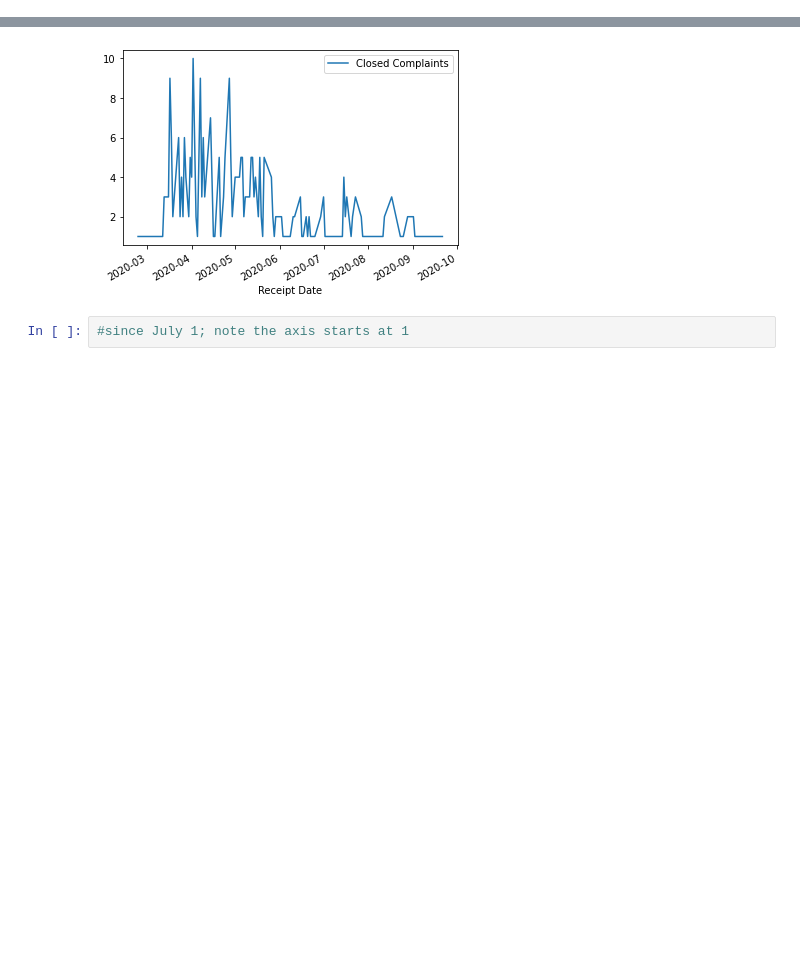
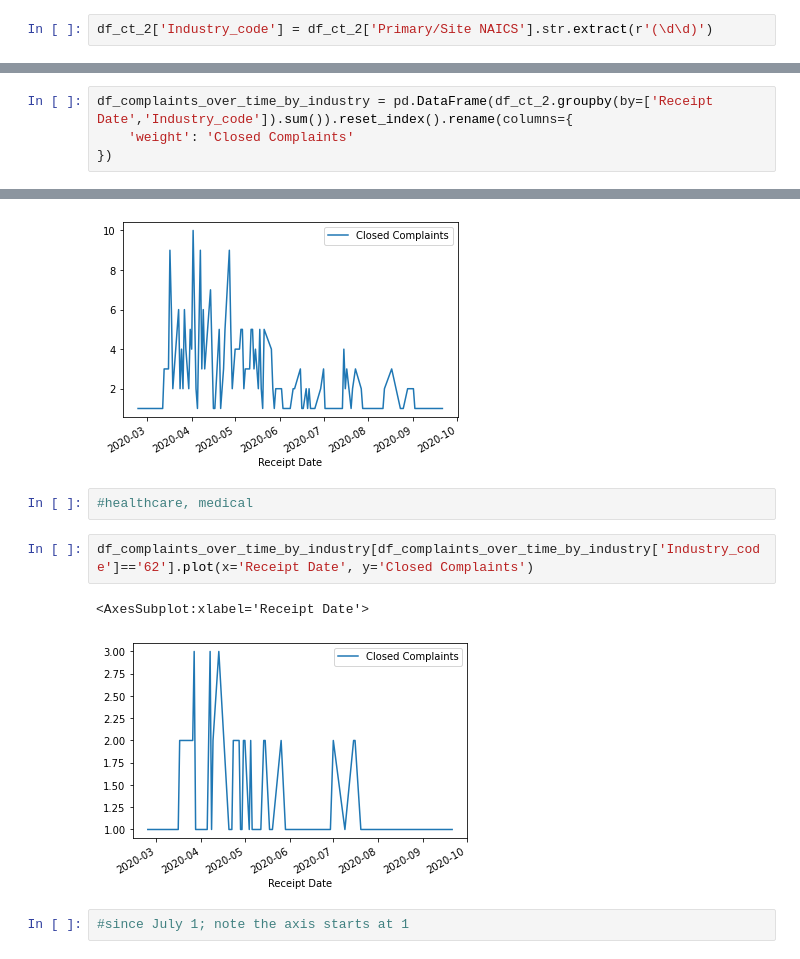
Before and after one commit to kpananjady/OSHA, a Jupyter notebook: OSHA preliminary analysis.ipynb, the cells around one changed output, grey strips where cells are left out. Cells and saved outputs as stored; diff of their text form; blank space fills up the shorter version.

```diff
--- a/OSHA preliminary analysis.ipynb
+++ b/OSHA preliminary analysis.ipynb
@@ -21,3 +21,5 @@ TOLLAND        12
 LITCHFIELD      9
 MIDDLESEX       8
 Name: County, dtype: int64
+# %%
+df_ct_2['Industry_code'] = df_ct_2['Primary/Site NAICS'].str.extract(r'(\d\d)')
@@ -45,6 +102,10 @@ See the caveats in the documentation: https://pandas.pydata.org/pandas-docs/stab
 df_complaints_over_time = pd.DataFrame(df_ct_2.groupby(by='Receipt Date').sum()).reset_index().rename(columns={
     'weight': 'Closed Complaints'
 })
+# %%
+df_complaints_over_time_by_industry = pd.DataFrame(df_ct_2.groupby(by=['Receipt Date','Industry_code']).sum()).reset_index().rename(columns={
+    'weight': 'Closed Complaints'
+})
 # %% [markdown]
 # OSHA over time
 # %%
@@ -54,6 +115,13 @@ df_complaints_over_time.plot(x='Receipt Date', y='Closed Complaints')
 # %% [output]
 <AxesSubplot:xlabel='Receipt Date'>
 [figure]
+# %%
+#healthcare, medical
+# %%
+df_complaints_over_time_by_industry[df_complaints_over_time_by_industry['Industry_code']=='62'].plot(x='Receipt Date', y='Closed Complaints')
+# %% [output]
+<AxesSubplot:xlabel='Receipt Date'>
+[figure, added]
 # %%
 #since July 1; note the axis starts at 1
 # %%
```
Also changed, not shown: parts of 7 cells of this notebook, 2 other files.
